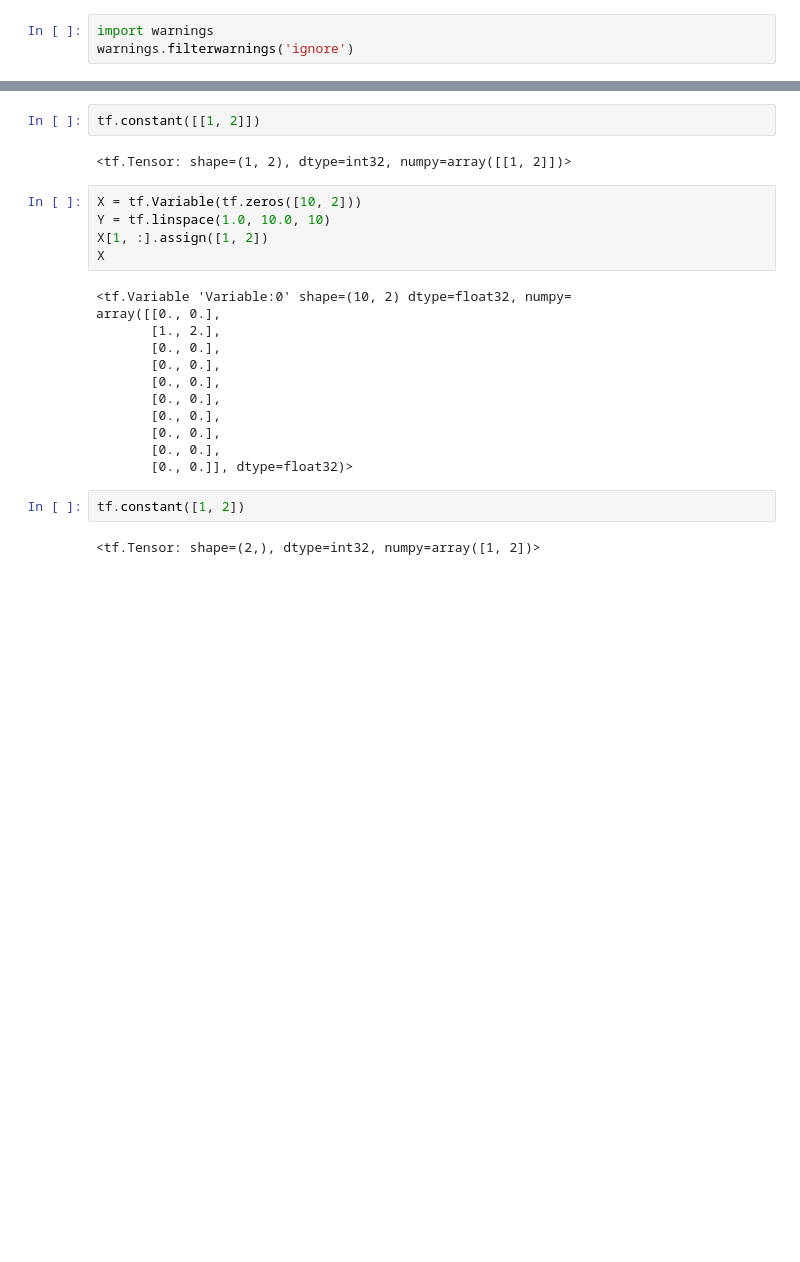
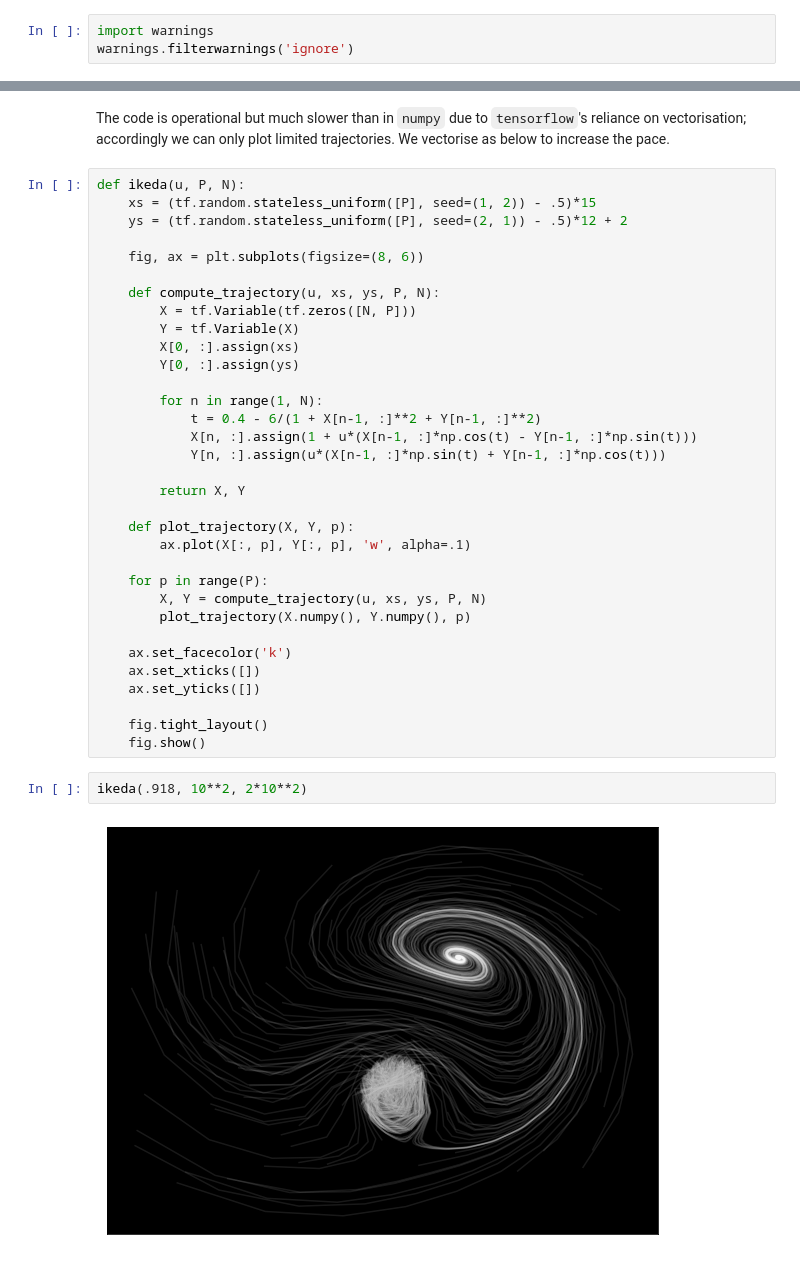
Before and after one commit to sambethune/pattern_analysis, a Jupyter notebook: demo_sheet_1.ipynb, the cells around one changed output, grey strips where cells are left out. Drawn from its saved outputs; the diff is of its cells as text; blank space fills up the shorter version.

````diff
--- a/demo_sheet_1.ipynb
+++ b/demo_sheet_1.ipynb
@@ -241,27 +241,41 @@ ikeda(0.918, 10**2, 10**2)
 # %% [output]
 [figure]
-# %%
-tf.constant([[1, 2]])
-# %% [output]
-<tf.Tensor: shape=(1, 2), dtype=int32, numpy=array([[1, 2]])>
-# %%
-X = tf.Variable(tf.zeros([10, 2]))
-Y = tf.linspace(1.0, 10.0, 10)
-X[1, :].assign([1, 2])
-X
-# %% [output]
-<tf.Variable 'Variable:0' shape=(10, 2) dtype=float32, numpy=
-array([[0., 0.],
-       [1., 2.],
-       [0., 0.],
-       [0., 0.],
-       [0., 0.],
-       [0., 0.],
-       [0., 0.],
-       [0., 0.],
-       [0., 0.],
-       [0., 0.]], dtype=float32)>
-# %%
-tf.constant([1, 2])
-# %% [output]
-<tf.Tensor: shape=(2,), dtype=int32, numpy=array([1, 2])>
+# %% [markdown]
+The code is operational but much slower than in ```numpy``` due to ```tensorflow```'s reliance on vectorisation; accordingly we can only plot limited trajectories. We vectorise as below to increase the pace.
+# %%
+def ikeda(u, P, N):
+    xs = (tf.random.stateless_uniform([P], seed=(1, 2)) - .5)*15
+    ys = (tf.random.stateless_uniform([P], seed=(2, 1)) - .5)*12 + 2
+
+    fig, ax = plt.subplots(figsize=(8, 6))
+
+    def compute_trajectory(u, xs, ys, P, N):
+        X = tf.Variable(tf.zeros([N, P]))
+        Y = tf.Variable(X)
+        X[0, :].assign(xs)
+        Y[0, :].assign(ys)
+
+        for n in range(1, N):
+            t = 0.4 - 6/(1 + X[n-1, :]**2 + Y[n-1, :]**2)
+            X[n, :].assign(1 + u*(X[n-1, :]*np.cos(t) - Y[n-1, :]*np.sin(t)))
+            Y[n, :].assign(u*(X[n-1, :]*np.sin(t) + Y[n-1, :]*np.cos(t)))
+
+        return X, Y
+
+    def plot_trajectory(X, Y, p):
+        ax.plot(X[:, p], Y[:, p], 'w', alpha=.1)
+
+    for p in range(P):
+        X, Y = compute_trajectory(u, xs, ys, P, N)
+        plot_trajectory(X.numpy(), Y.numpy(), p)
+
+    ax.set_facecolor('k')
+    ax.set_xticks([])
+    ax.set_yticks([])
+
+    fig.tight_layout()
+    fig.show()
+# %%
+ikeda(.918, 10**2, 2*10**2)
+# %% [output]
+[figure, added]
````
Also changed, not shown: parts of 17 cells of this notebook.
